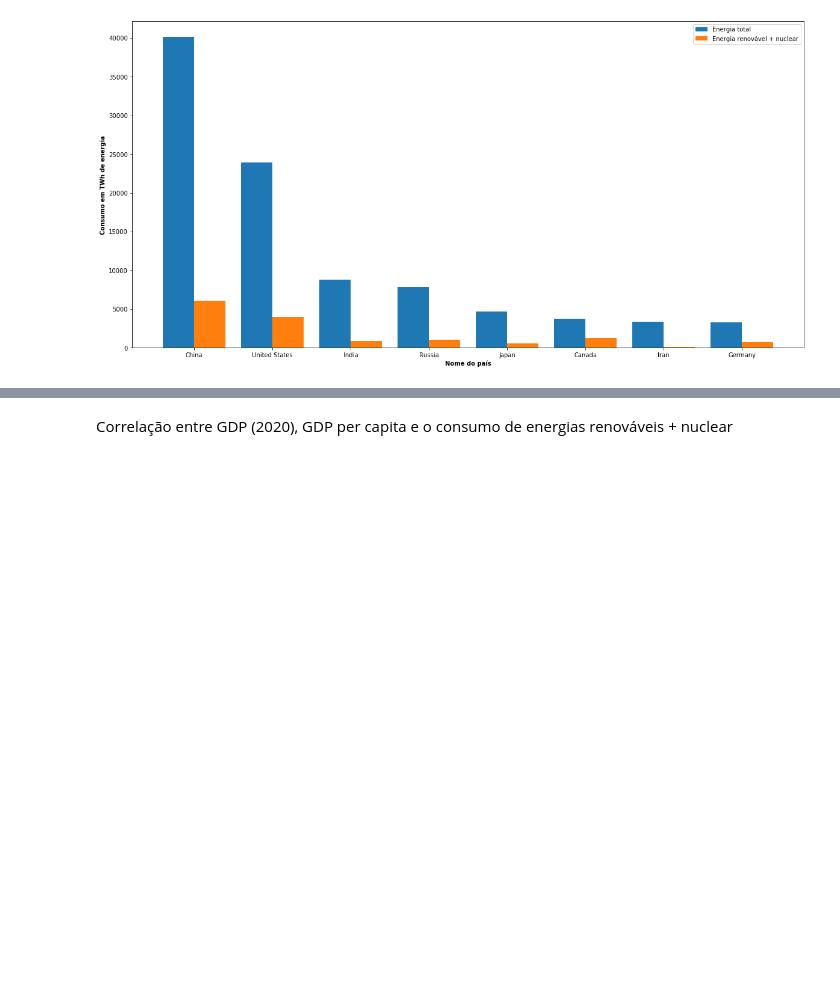
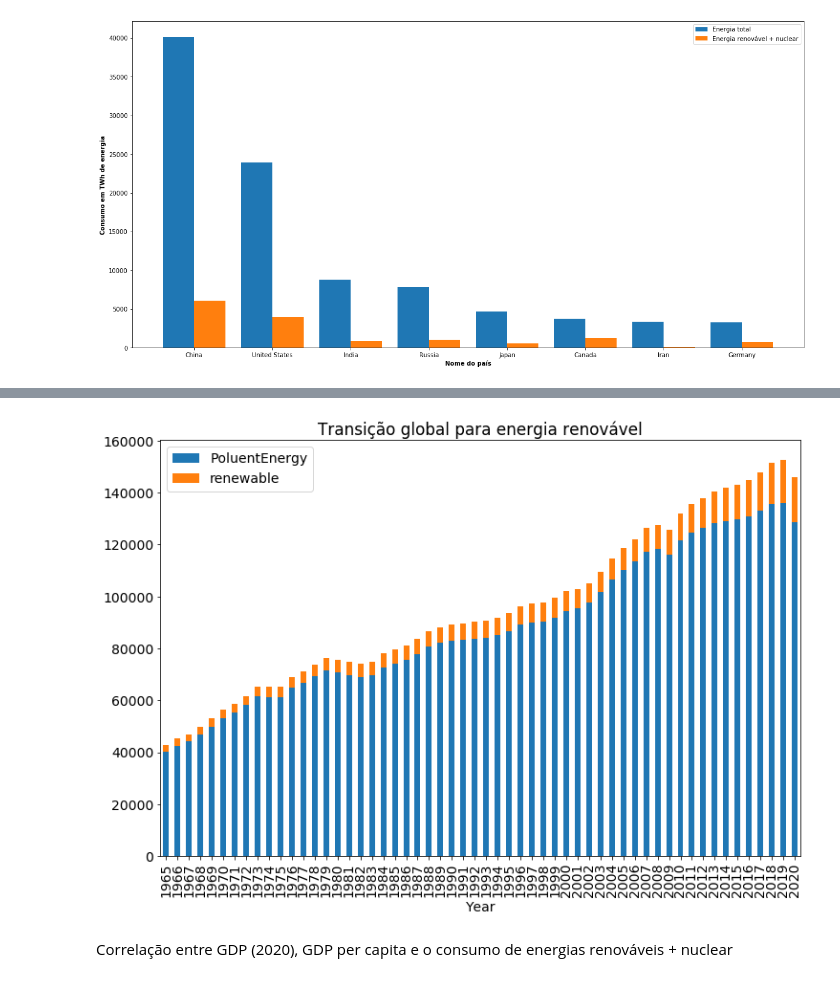
Before and after one commit to ZeMiguelGomes/SGD-data-analysis, a Jupyter notebook: Projeto 2 SGD .ipynb, the cells around one changed output, grey strips where cells are left out. Saved outputs shown, nothing was run; the diff lists cells and outputs as text; code cells hidden in the pictures; blank space fills up the shorter version.

```diff
--- a/Projeto 2 SGD .ipynb
+++ b/Projeto 2 SGD .ipynb
@@ -241,3 +295,11 @@ Países com maior percentagem de energia renovável ou nucle
+# %%
+ax = worldDataset[['Year', 'PoluentEnergy','renewable']].groupby(['Year']).sum()
+ax.plot.bar(stacked=True)
+
+plt.title('Transição global para energia renovável')
+plt.show()
+# %% [output]
+[figure, added]
 # %% [markdown]
 Correlação entre GDP (2020), GDP per capita e o consumo de energias renováveis + nuclear
 # %%
```
Also changed, not shown: parts of 7 cells of this notebook.
